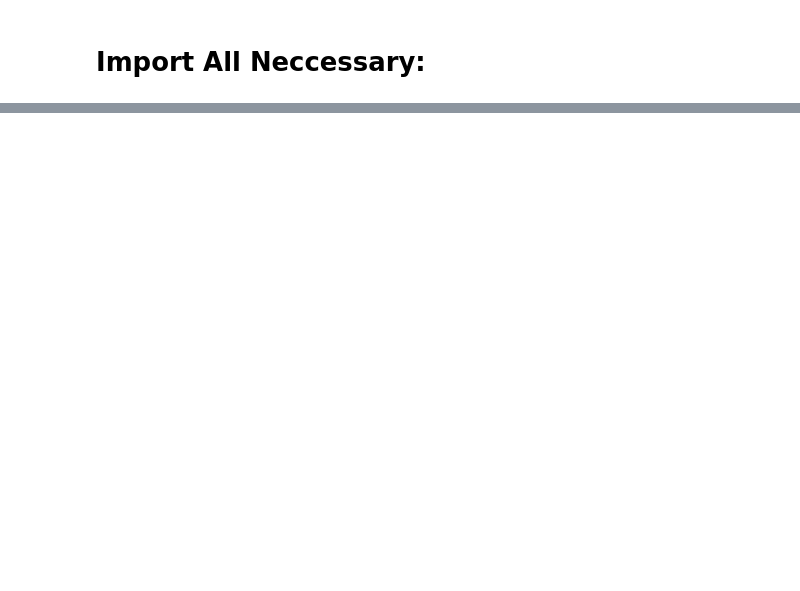
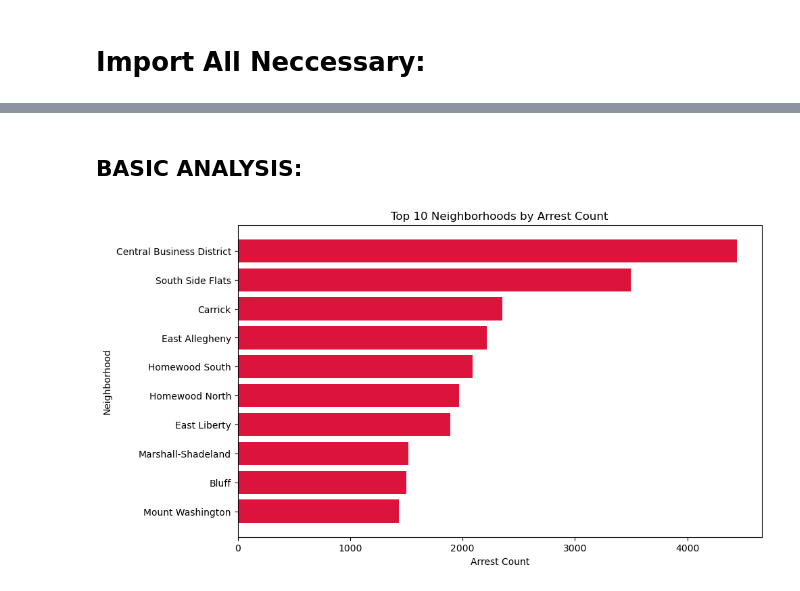
Before and after one commit to SharvM/Best-Neighborhood-Responsibility, a Jupyter notebook: arrests.ipynb, the cells around one changed output, grey strips where cells are left out. Drawn from its saved outputs; the diff is of its cells as text; code cells hidden in the pictures; blank space fills up the shorter version.

```diff
--- a/arrests.ipynb
+++ b/arrests.ipynb
@@ -16,0 +11,6 @@ df.head()
+# %%
+#Gets rid of any columns with blank data
+df_clean = df[df['INCIDENTNEIGHBORHOOD'].notna()]
+#Since we are looking at neighborhoods within the city, we will omit anything outside of the Greater Pittsburgh Region.
+df_clean = df_clean[df_clean['INCIDENTNEIGHBORHOOD'] != "Outside City"]
+df_clean.head()
@@ -16,0 +24,18 @@ df.head()
+# %% [markdown]
+## BASIC ANALYSIS:
+# %%
+arrest_counts = df_clean['INCIDENTNEIGHBORHOOD'].value_counts().reset_index()
+arrest_counts.columns = ['Neighborhood', 'Arrest Count']
+# %%
+#Most Arrests:
+top_10 = arrest_counts.head(10)
+#PLOT
+plt.figure(figsize=(10,6))
+plt.barh(top_10['Neighborhood'], top_10['Arrest Count'], color='crimson')
+plt.gca().invert_yaxis()
+plt.title("Top 10 Neighborhoods by Arrest Count")
+plt.xlabel("Arrest Count")
+plt.ylabel("Neighborhood")
+plt.show()
+# %% [output]
+[figure, added]
```
Also changed, not shown: parts of 13 cells of this notebook.
